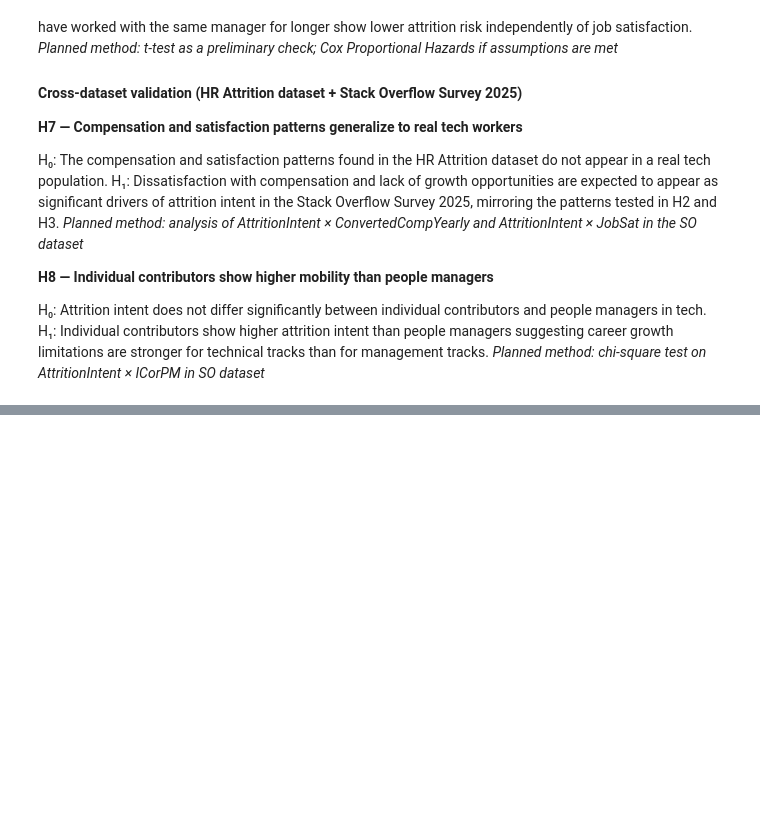
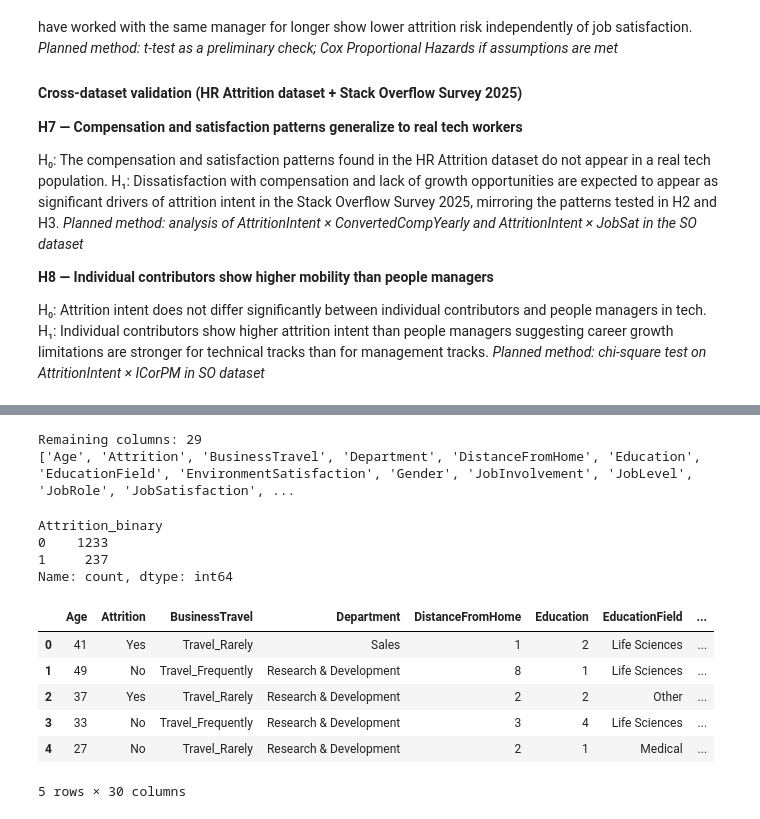
Before and after one commit to amanova1/why-employees-leave, a Jupyter notebook: why_employees_leave.ipynb, the cells around one changed output, grey strips where cells are left out. Saved outputs shown, nothing was run; the diff lists cells and outputs as text; code cells hidden in the pictures; blank space fills up the shorter version.

```diff
--- a/why_employees_leave.ipynb
+++ b/why_employees_leave.ipynb
@@ -176,0 +231,30 @@ H₁: Individual contributors show higher attrition intent than people managers
+# %%
+cols_to_remove = ['EmployeeCount', 'StandardHours', 'Over18',
+                'EmployeeNumber', 'DailyRate', 'HourlyRate']
+
+hr_data = hr_data.drop(columns=cols_to_remove, errors='ignore')
+print(f"Remaining columns: {hr_data.shape[1]}")
+print(hr_data.columns.tolist())
+# %% [output]
+Remaining columns: 29
+['Age', 'Attrition', 'BusinessTravel', 'Department', 'DistanceFromHome', 'Education', 'EducationField', 'EnvironmentSatisfaction', 'Gender', 'JobInvolvement', 'JobLevel', 'JobRole', 'JobSatisfaction', ...
+# %%
+# Attrition is stored as a string "Yes"/"No" and needs to be converted to binary (0/1) for use in statistical models
+
+hr_data['Attrition_binary'] = (hr_data['Attrition'] == 'Yes').astype(int)
+print(hr_data['Attrition_binary'].value_counts())
+# %% [output]
+Attrition_binary
+0    1233
+1     237
+Name: count, dtype: int64
+# %%
+hr_data.head()
+# %% [output]
+|  | Age | Attrition | BusinessTravel | Department | DistanceFromHome | Education | EducationField | ... |
+| 0 | 41 | Yes | Travel_Rarely | Sales | 1 | 2 | Life Sciences | ... |
+| 1 | 49 | No | Travel_Frequently | Research & Development | 8 | 1 | Life Sciences | ... |
+| 2 | 37 | Yes | Travel_Rarely | Research & Development | 2 | 2 | Other | ... |
+| 3 | 33 | No | Travel_Frequently | Research & Development | 3 | 4 | Life Sciences | ... |
+| 4 | 27 | No | Travel_Rarely | Research & Development | 2 | 1 | Medical | ... |
+5 rows × 30 columns
```
Also changed, not shown: parts of 14 cells of this notebook.
